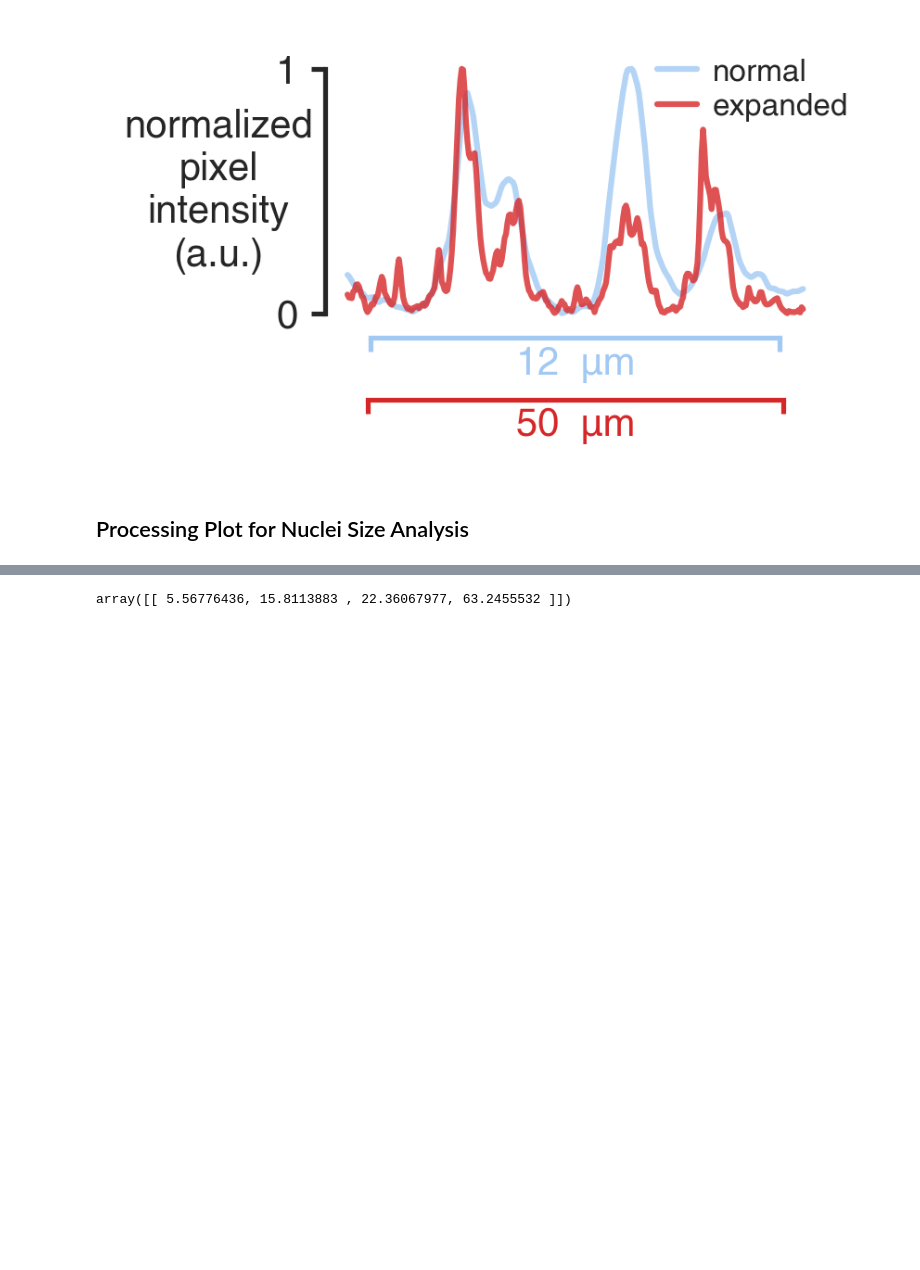
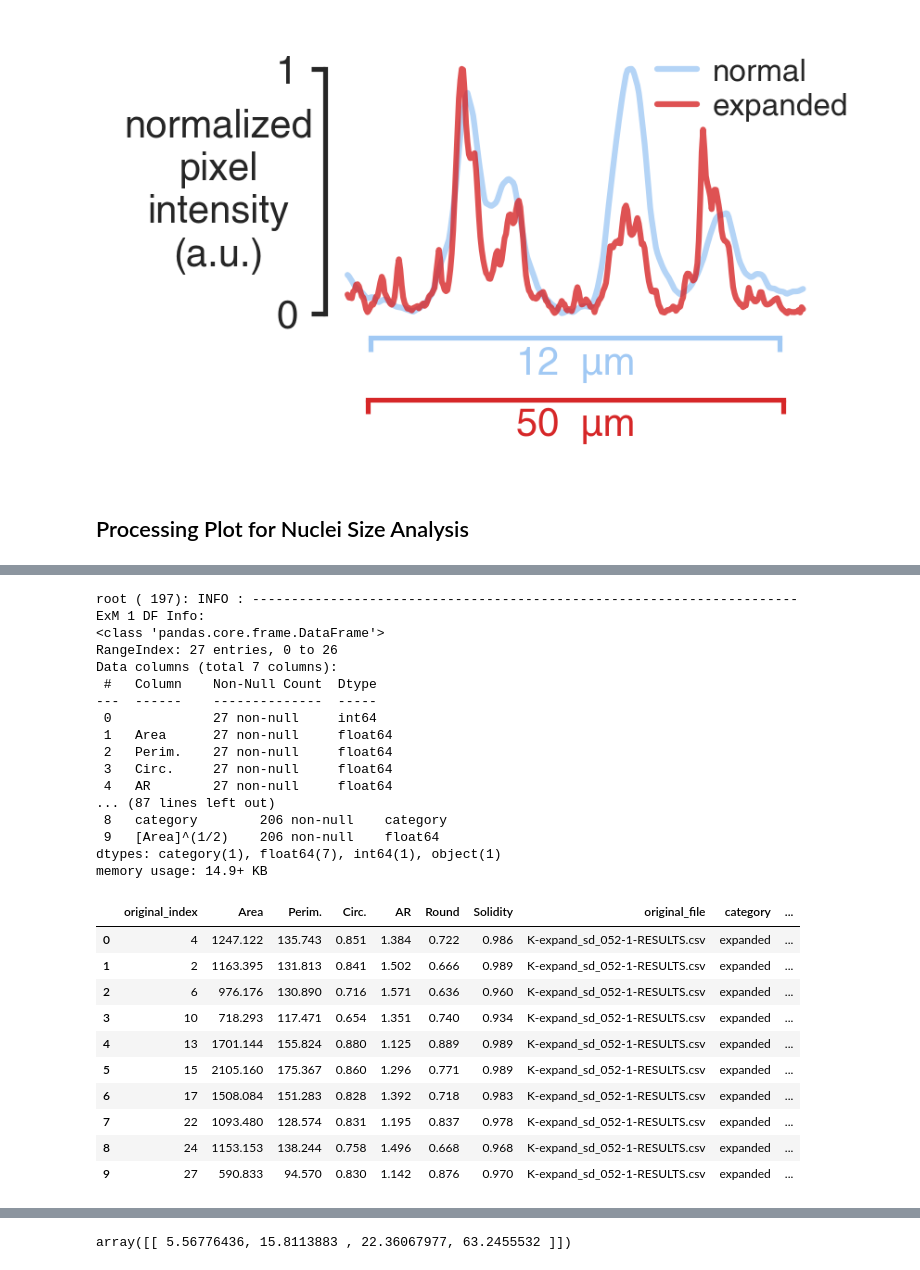
Before and after one commit to CorbanSwain/ExM-Demo-Figures, a Jupyter notebook: source/analysis.ipynb, the cells around one changed output, grey strips where cells are left out. Drawn from its saved outputs; the diff is of its cells as text; code cells hidden in the pictures; blank space fills up the shorter version.

```diff
--- a/source/analysis.ipynb
+++ b/source/analysis.ipynb
@@ -321,3 +302,66 @@ memory usage: 30.7+ KB
+# %%
+exm_1_df = pd.read_csv(exm_1_path)
+log.info('-'*70+'\nExM 1 DF Info:')
+exm_1_df.info()
+exm_1_df[file_key] = exm_1_fname
+exm_1_df.rename(columns={blank_index_key: index_key}, inplace=True)
+# FIXME
+keep_indexes = exm_1_df[index_key][np.array(keep_exm_1_list)-1].index
+exm_1_df = exm_1_df.filter(keep_indexes, axis=0)
+log.info('-'*70+'\nExm 1 DF Info:')
+exm_1_df.info()
+
+exm_2_df = pd.read_csv(exm_2_path)
+log.info('-'*70+'\nExM 1 DF Info:')
+exm_2_df.info()
+exm_2_df[file_key] = exm_2_fname
+exm_2_df.rename(columns={blank_index_key: index_key}, inplace=True)
+# FIXME
+keep_indexes = exm_2_df[index_key][np.array(keep_exm_2_list)-1].index
+exm_2_df = exm_2_df.filter(keep_indexes, axis=0)
+log.info('-'*70+'\nExm 1 DF Info:')
+exm_2_df.info()
+
+exm_df = pd.concat([exm_1_df, exm_2_df]).reset_index(drop=True)
+exm_df[category_key] = expanded_cat_name
+log.info('-'*70+'\nExM DF Info:')
+exm_df.info()
+
+nuc_size_df = pd.concat([exm_df, normal_df]).reset_index(drop=True)
+nuc_size_df[category_key] = nuc_size_df[category_key].astype('category')
+nuc_size_df[sqrt_area_key] = np.sqrt(nuc_size_df[area_key])
+log.info('-'*70+'\nNuc Size DF Info:')
+nuc_size_df.info()
+nuc_size_df.head(10)
+# %% [output]
+root ( 197): INFO : ----------------------------------------------------------------------
+ExM 1 DF Info:
+<class 'pandas.core.frame.DataFrame'>
+RangeIndex: 27 entries, 0 to 26
+Data columns (total 7 columns):
+ #   Column    Non-Null Count  Dtype
+---  ------    --------------  -----
+ 0             27 non-null     int64
+ 1   Area      27 non-null     float64
+ 2   Perim.    27 non-null     float64
+ 3   Circ.     27 non-null     float64
+ 4   AR        27 non-null     float64
+... (87 lines left out)
+ 8   category        206 non-null    category
+ 9   [Area]^(1/2)    206 non-null    float64
+dtypes: category(1), float64(7), int64(1), object(1)
+memory usage: 14.9+ KB
+|  | original_index | Area | Perim. | Circ. | AR | Round | Solidity | original_file | category | ... |
+| 0 | 4 | 1247.122 | 135.743 | 0.851 | 1.384 | 0.722 | 0.986 | K-expand_sd_052-1-RESULTS.csv | expanded | ... |
+| 1 | 2 | 1163.395 | 131.813 | 0.841 | 1.502 | 0.666 | 0.989 | K-expand_sd_052-1-RESULTS.csv | expanded | ... |
+| 2 | 6 | 976.176 | 130.890 | 0.716 | 1.571 | 0.636 | 0.960 | K-expand_sd_052-1-RESULTS.csv | expanded | ... |
+| 3 | 10 | 718.293 | 117.471 | 0.654 | 1.351 | 0.740 | 0.934 | K-expand_sd_052-1-RESULTS.csv | expanded | ... |
+| 4 | 13 | 1701.144 | 155.824 | 0.880 | 1.125 | 0.889 | 0.989 | K-expand_sd_052-1-RESULTS.csv | expanded | ... |
+| 5 | 15 | 2105.160 | 175.367 | 0.860 | 1.296 | 0.771 | 0.989 | K-expand_sd_052-1-RESULTS.csv | expanded | ... |
+| 6 | 17 | 1508.084 | 151.283 | 0.828 | 1.392 | 0.718 | 0.983 | K-expand_sd_052-1-RESULTS.csv | expanded | ... |
+| 7 | 22 | 1093.480 | 128.574 | 0.831 | 1.195 | 0.837 | 0.978 | K-expand_sd_052-1-RESULTS.csv | expanded | ... |
+| 8 | 24 | 1153.153 | 138.244 | 0.758 | 1.496 | 0.668 | 0.968 | K-expand_sd_052-1-RESULTS.csv | expanded | ... |
+| 9 | 27 | 590.833 | 94.570 | 0.830 | 1.142 | 0.876 | 0.970 | K-expand_sd_052-1-RESULTS.csv | expanded | ... |
 # %%
 pivot = nuc_size_df.pivot_table(
     columns=category_key,
```
Also changed, not shown: parts of 5 cells of this notebook, 2 other files.
